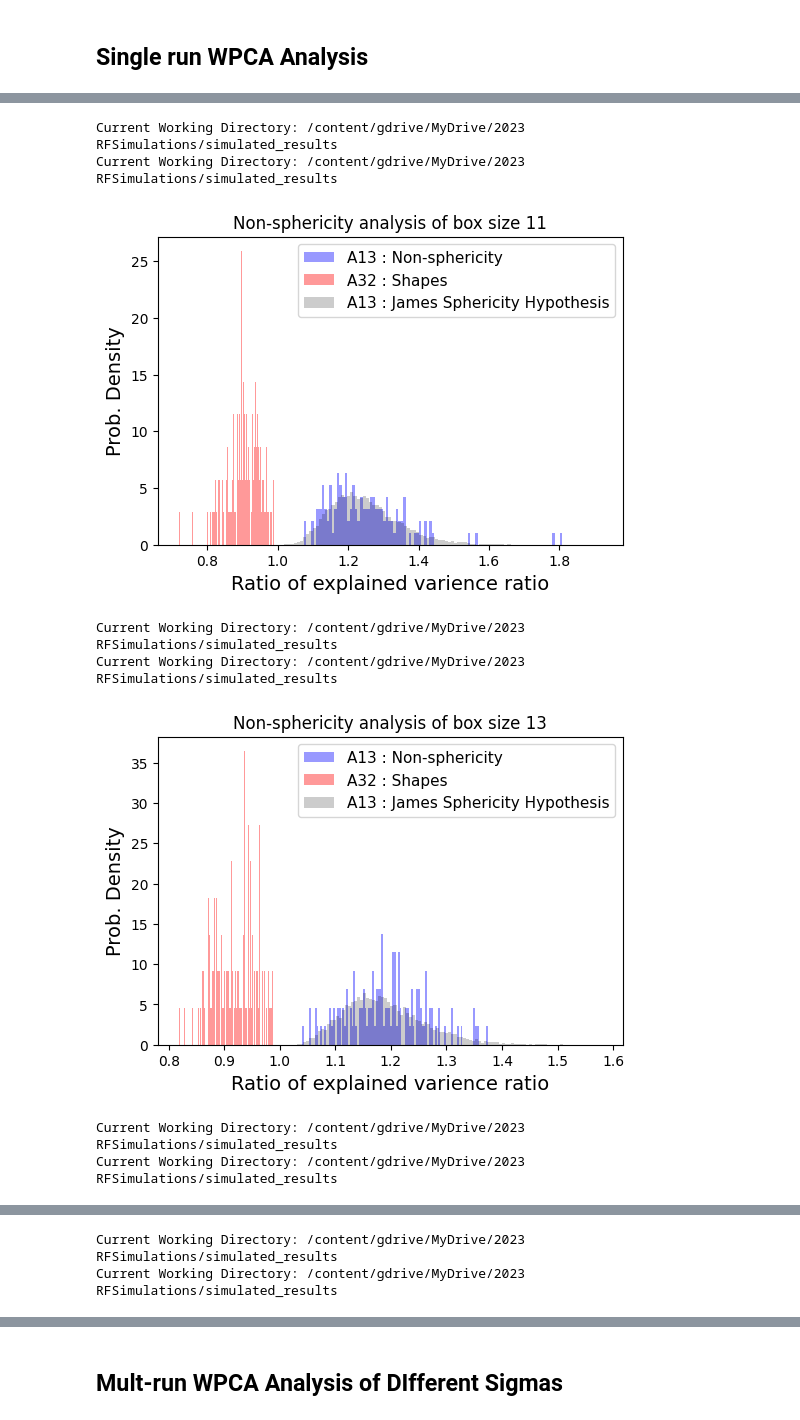
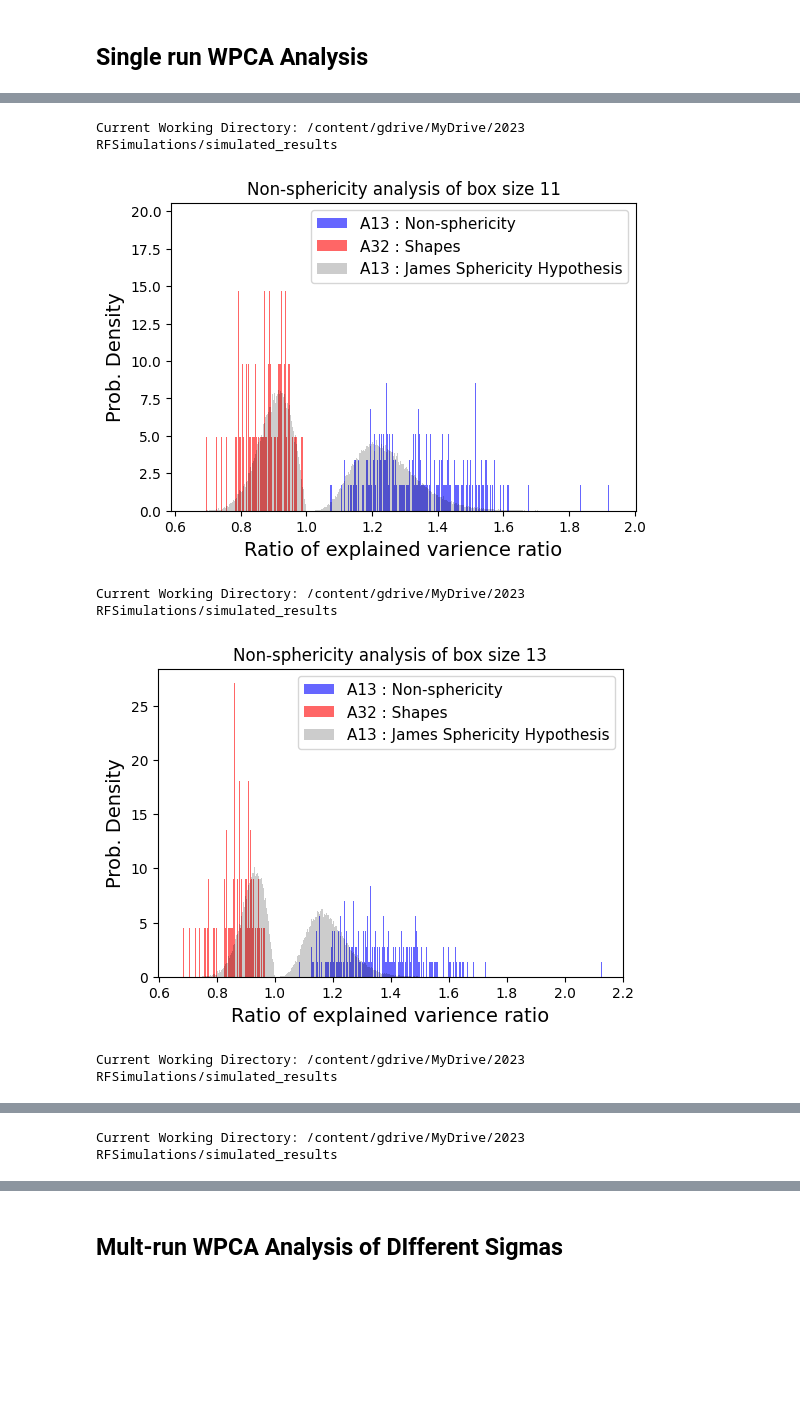
Before and after one commit to khchoi-physik/pbh_simulations, a Jupyter notebook: wpca_analysis_smaller_box.ipynb, the cells around one changed output, grey strips where cells are left out. Saved outputs shown, nothing was run; the diff lists cells and outputs as text; code cells hidden in the pictures; blank space fills up the shorter version.

Commit message:
implemented white noise wpca with shapes fixed problem with loading the same white noise wpca

```diff
--- a/wpca_analysis_smaller_box.ipynb
+++ b/wpca_analysis_smaller_box.ipynb
@@ -62,17 +60,17 @@ class CPU_SAMPLING:
 
         return self.exprf[x_min:x_max, y_min:y_max, z_min:z_max]
 
-def white_noise_samples(directory):
+def white_noise_samples(wn_directory):
 
     a13_list = []
     a32_list = []
 
-    os.chdir(directory)
+    os.chdir(wn_directory)
 
     npy_files = glob.glob('*ev.npy')
 
     for files in npy_files:
-        ev_list = np.load(files)
+        ev_list = np.load(f'{files}')
 
         for mm in range(len(ev_list)):
             a13_list.append(ev_list[mm][0]/ev_list[mm][2]);
@@ -82,10 +80,8 @@ def white_noise_samples(directory):
 # %%
 # @title Paramters
 
-k_power = 2
+k_power =  3
 bl= 32
-l = 7
-lx, ly, lz = l,l,l
 pixel = 2**9
 z_pixel = pixel
 g_sigma = 7
@@ -110,10 +107,10 @@ for l in l_list:
 
     lx,ly,lz = l,l,l
 
-    folder_path = f'/content/gdrive/MyDrive/2023 RFSimulations/simulated_results'
-    os.chdir(folder_path)
-    print("Current Working Directory:", os.getcwd() )
-    white_noise_samples = np.load(f'wpca_whitenoise_ratio_l_{l}.npy')
+    #folder_path = f'/content/gdrive/MyDrive/2023 RFSimulations/simulated_results'
+    #os.chdir(folder_path)
+    #print("Current Working Directory:", os.getcwd() )
+    #white_noise_samples = np.load(f'wpca_whitenoise_ratio_l_{l}.npy')
 
     folder_path = f'/content/gdrive/MyDrive/2023 RFSimulations/simulated_results/k_{k_power}_l_{bl}_s_{g_sigma}'
     os.chdir(folder_path)
@@ -147,48 +144,49 @@ for l in l_list:
             amps, coords = max_sub_vol[coords], np.array(coords).T
             amps = amps/total_mass
 
-            coord_amp = np.array( [(coord[0],coord[1],coord[2], amp ) for coord, amp in zip(coords, amps)]) #Normalized amplitudes. Threshold = 0, Max Pt. = 1.
+            #coord_amp = np.array( [(coord[0],coord[1],coord[2], amp ) for coord, amp in zip(coords, amps)]) #Normalized amplitudes. Threshold = 0, Max Pt. = 1.
 
             weights = np.zeros_like(coords, dtype=np.float64)
-            for nn in range(coord_amp.shape[0]):
-                weights[nn] = np.array( [coord_amp[nn][3],coord_amp[nn][3],coord_amp[nn][3]])
+            for nn in range(amps.shape[0]):
+                weights[nn] = np.array( [amps[nn],amps[nn],amps[nn] ])
 
             wpca = WPCA(n_components=3)
             wpca.fit(X = coords, weights=weights )
 
             wpca_ev_list.append(wpca.explained_variance_ratio_)
             wpca_vec_list.append(wpca.components_)
 
             wpca_ev1 = wpca.explained_variance_ratio_[0]
             wpca_ev2 = wpca.explained_variance_ratio_[1]
             wpca_ev3 = wpca.explained_variance_ratio_[2]
             WPCA13_list.append( wpca_ev1 / wpca_ev3 )
             WPCA32_list.append( wpca_ev3 / wpca_ev2 )
 
         #print(round(time.time()- st,2), f'{files}')
 
+    white_noise_directory =  f'/content/gdrive/MyDrive/2023 RFSimulations/simulated_results/wpca_white_noise/l_{l}'
+    a13, a32 = white_noise_samples(white_noise_directory)
+
     plt.figure(figsize=(6,4))
-    plt.hist(WPCA13_list, bins=101, density =True, color= 'blue', alpha = 0.4);
-    plt.hist(WPCA32_list, bins=101, density =True, color= 'red', alpha = 0.4);
-    plt.hist(white_noise_samples, bins=101, density =True, color= 'black', alpha = 0.2);
+    plt.hist(WPCA13_list, bins=401, density =True, color= 'blue', alpha = 0.6);
+    plt.hist(WPCA32_list, bins=401, density =True, color= 'red', alpha = 0.6);
+    plt.hist(a13, bins=401, density =True, color= 'black', alpha = 0.2);
+    plt.hist(a32, bins=401, density =True, color= 'black', alpha = 0.2);
 
     plt.title(f'Non-sphericity analysis of box size {2*l +1}')
     plt.legend(['A13 : Non-sphericity','A32 : Shapes','A13 : James Sphericity Hypothesis'], fontsize =11)
     plt.xlabel(f'Ratio of explained varience ratio', fontsize =14)
     plt.ylabel(f'Prob. Density', fontsize =14)
-
+    #plt.xlim([0, 3])
 
     folder_path = f'/content/gdrive/MyDrive/2023 RFSimulations/simulated_results'
     os.chdir(folder_path)
     print("Current Working Directory:", os.getcwd() )
     plt.savefig(f'Non_Sphericity_k_{k_power}_s_{g_sigma}_l_{l}', bbox_inches='tight', pad_inches=0)
     plt.show()
 # %% [output]
 Current Working Directory: /content/gdrive/MyDrive/2023 RFSimulations/simulated_results
-Current Working Directory: /content/gdrive/MyDrive/2023 RFSimulations/simulated_results
-[figure, old version]
+[figure, new version]
 Current Working Directory: /content/gdrive/MyDrive/2023 RFSimulations/simulated_results
-Current Working Directory: /content/gdrive/MyDrive/2023 RFSimulations/simulated_results
-[figure, old version]
+[figure, new version]
 Current Working Directory: /content/gdrive/MyDrive/2023 RFSimulations/simulated_results
-Current Working Directory: /content/gdrive/MyDrive/2023 RFSimulations/simulated_results
@@ -196,2 +194 @@ Current Working Directory: /content/gdrive/MyDrive/2023 RFSimulations/simulated_
 Current Working Directory: /content/gdrive/MyDrive/2023 RFSimulations/simulated_results
-Current Working Directory: /content/gdrive/MyDrive/2023 RFSimulations/simulated_results
```
Also changed, not shown: parts of 4 cells of this notebook.
